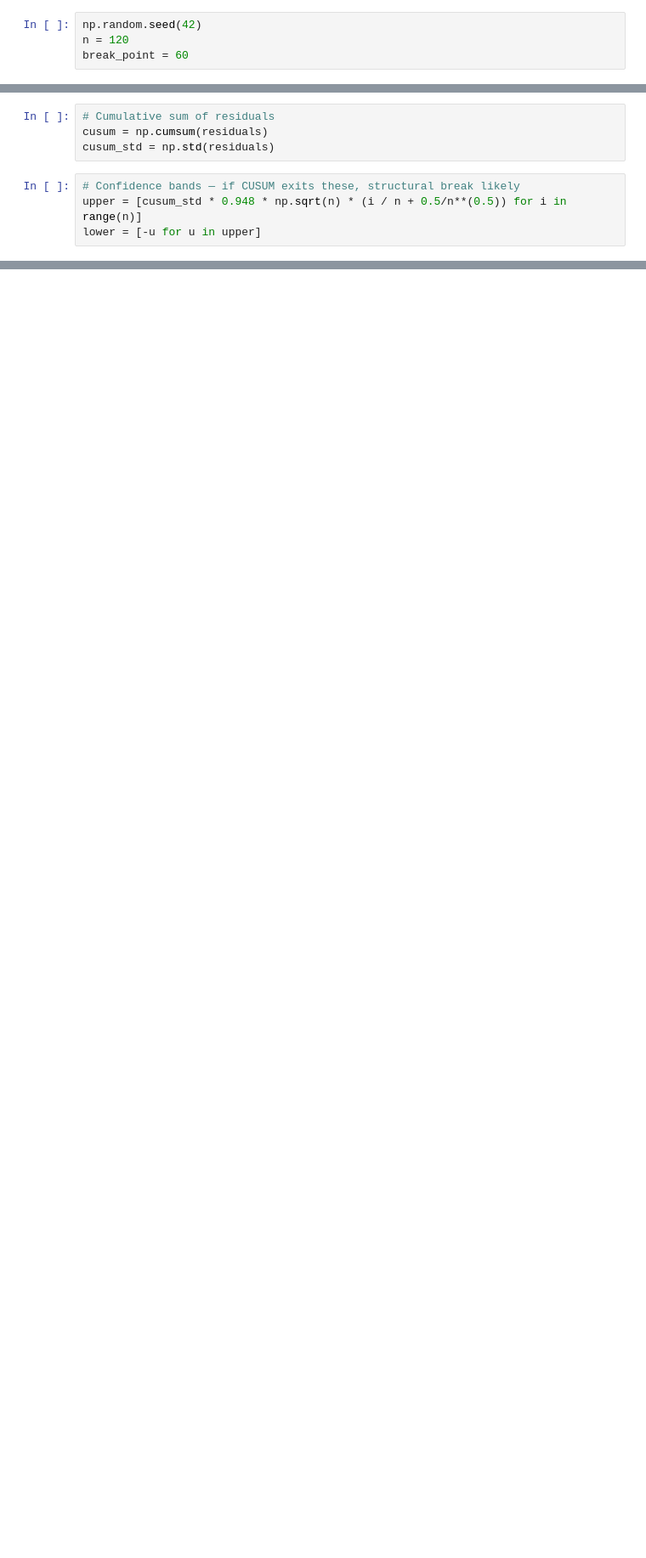
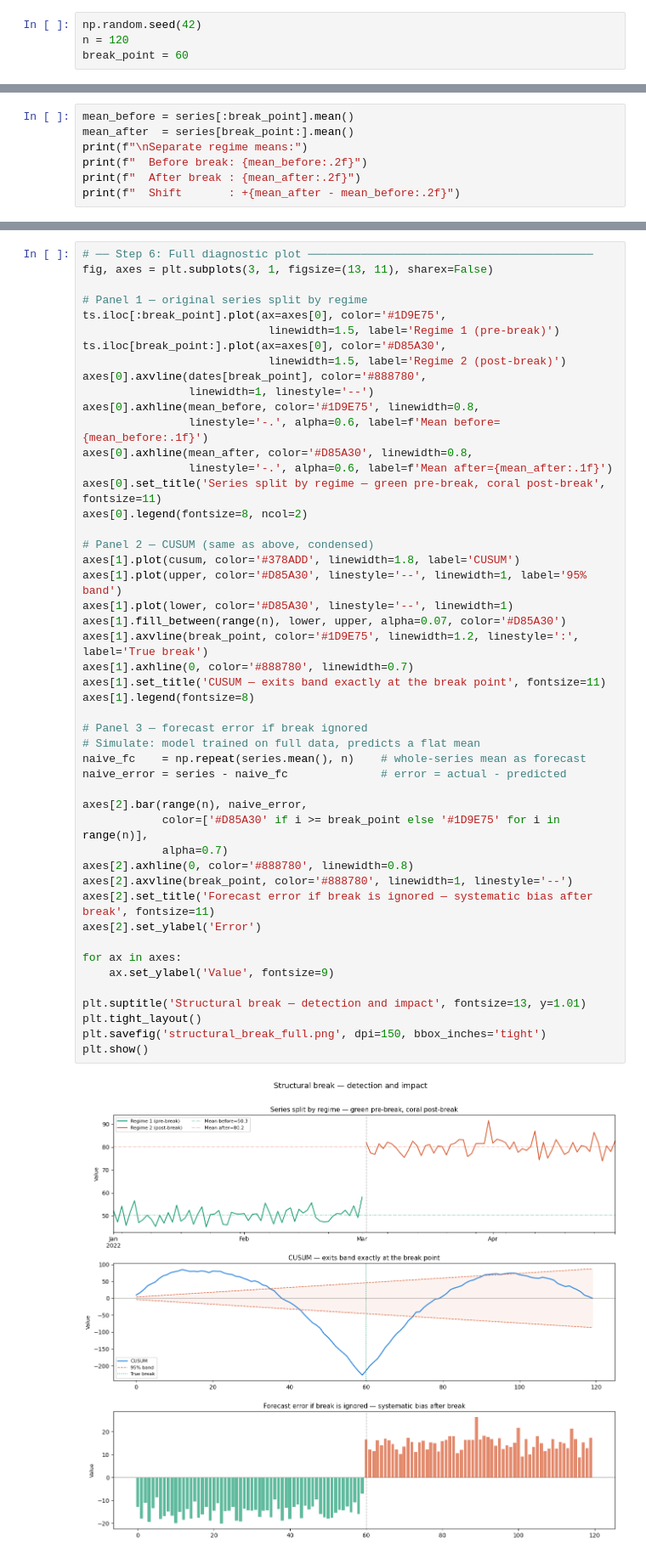
Before and after one commit to MuhammadFanik/Time-Series-for-Machine-Learning-Data-Science, a Jupyter notebook: 1-Time-series-analysis/7-Structural Breaks.ipynb, the cells around one changed output, grey strips where cells are left out. Shown at 85% size. Cells and saved outputs as stored; diff of their text form; blank space fills up the shorter version.

```diff
--- a/1-Time-series-analysis/7-Structural Breaks.ipynb
+++ b/1-Time-series-analysis/7-Structural Breaks.ipynb
@@ -110,8 +23,0 @@ residuals = model.resid
-# %%
-# Cumulative sum of residuals
-cusum = np.cumsum(residuals)
-cusum_std = np.std(residuals)
-# %%
-# Confidence bands — if CUSUM exits these, structural break likely
-upper = [cusum_std * 0.948 * np.sqrt(n) * (i / n + 0.5/n**(0.5)) for i in range(n)]
-lower = [-u for u in upper]
@@ -154,0 +182,7 @@ plt.show()
+# %%
+mean_before = series[:break_point].mean()
+mean_after  = series[break_point:].mean()
+print(f"\nSeparate regime means:")
+print(f"  Before break: {mean_before:.2f}")
+print(f"  After break : {mean_after:.2f}")
+print(f"  Shift       : +{mean_after - mean_before:.2f}")
@@ -154,0 +194,50 @@ plt.show()
+# %%
+# ── Step 6: Full diagnostic plot ───────────────────────────────────────────
+fig, axes = plt.subplots(3, 1, figsize=(13, 11), sharex=False)
+
+# Panel 1 — original series split by regime
+ts.iloc[:break_point].plot(ax=axes[0], color='#1D9E75',
+                            linewidth=1.5, label='Regime 1 (pre-break)')
+ts.iloc[break_point:].plot(ax=axes[0], color='#D85A30',
+                            linewidth=1.5, label='Regime 2 (post-break)')
+axes[0].axvline(dates[break_point], color='#888780',
+                linewidth=1, linestyle='--')
+axes[0].axhline(mean_before, color='#1D9E75', linewidth=0.8,
+                linestyle='-.', alpha=0.6, label=f'Mean before={mean_before:.1f}')
+axes[0].axhline(mean_after, color='#D85A30', linewidth=0.8,
+                linestyle='-.', alpha=0.6, label=f'Mean after={mean_after:.1f}')
+axes[0].set_title('Series split by regime — green pre-break, coral post-break', fontsize=11)
+axes[0].legend(fontsize=8, ncol=2)
+
+# Panel 2 — CUSUM (same as above, condensed)
+axes[1].plot(cusum, color='#378ADD', linewidth=1.8, label='CUSUM')
+axes[1].plot(upper, color='#D85A30', linestyle='--', linewidth=1, label='95% band')
+axes[1].plot(lower, color='#D85A30', linestyle='--', linewidth=1)
+axes[1].fill_between(range(n), lower, upper, alpha=0.07, color='#D85A30')
+axes[1].axvline(break_point, color='#1D9E75', linewidth=1.2, linestyle=':', label='True break')
+axes[1].axhline(0, color='#888780', linewidth=0.7)
+axes[1].set_title('CUSUM — exits band exactly at the break point', fontsize=11)
+axes[1].legend(fontsize=8)
+
+# Panel 3 — forecast error if break ignored
+# Simulate: model trained on full data, predicts a flat mean
+naive_fc    = np.repeat(series.mean(), n)    # whole-series mean as forecast
+naive_error = series - naive_fc              # error = actual - predicted
+
+axes[2].bar(range(n), naive_error,
+            color=['#D85A30' if i >= break_point else '#1D9E75' for i in range(n)],
+            alpha=0.7)
+axes[2].axhline(0, color='#888780', linewidth=0.8)
+axes[2].axvline(break_point, color='#888780', linewidth=1, linestyle='--')
+axes[2].set_title('Forecast error if break is ignored — systematic bias after break', fontsize=11)
+axes[2].set_ylabel('Error')
+
+for ax in axes:
+    ax.set_ylabel('Value', fontsize=9)
+
+plt.suptitle('Structural break — detection and impact', fontsize=13, y=1.01)
+plt.tight_layout()
+plt.savefig('structural_break_full.png', dpi=150, bbox_inches='tight')
+plt.show()
+# %% [output]
+[figure, added]
```
Also changed, not shown: parts of 43 cells of this notebook, 4 other files.
